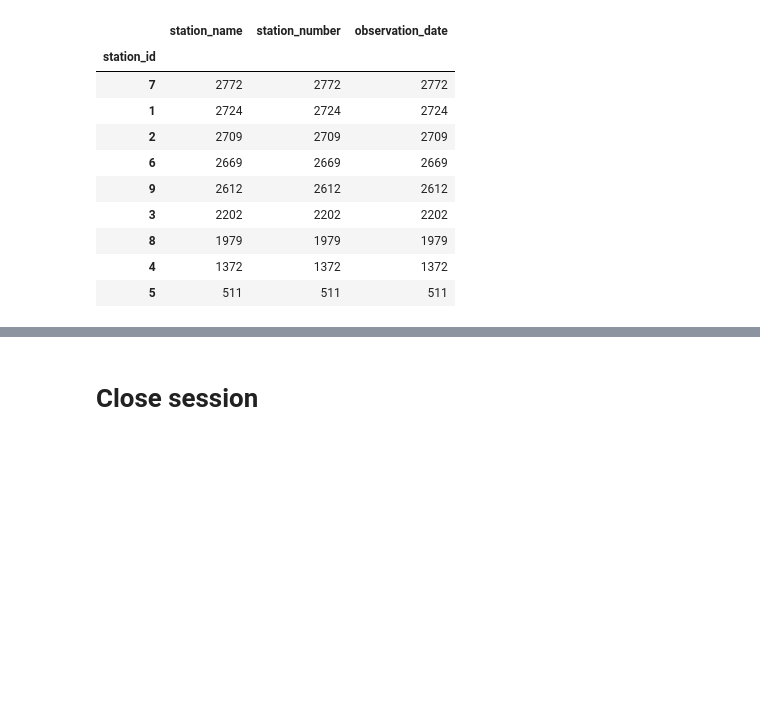
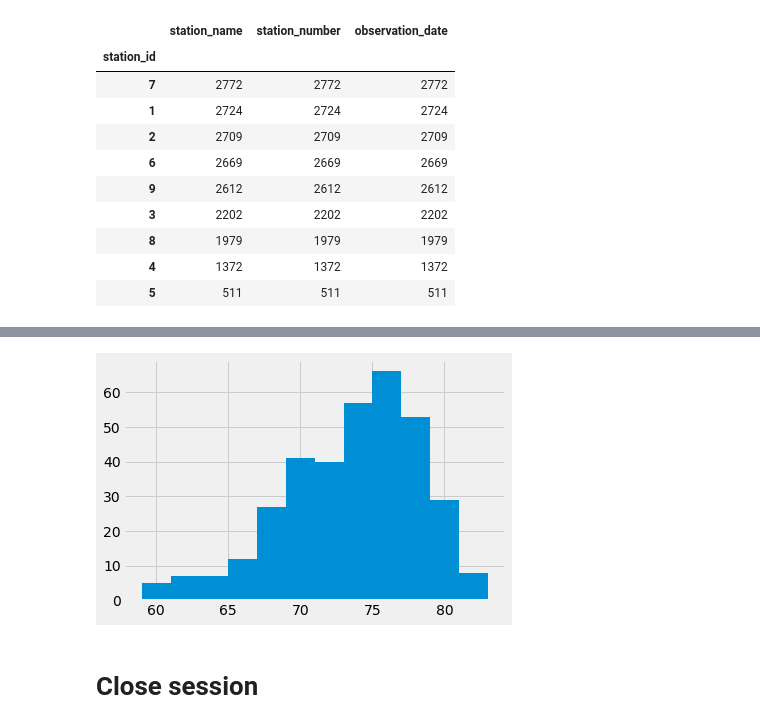
Before and after one commit to swdrich/sqlalchemy-challenge, a Jupyter notebook: climate_starter.ipynb, the cells around one changed output, grey strips where cells are left out. Cells and saved outputs as stored; diff of their text form; code cells hidden in the pictures; blank space fills up the shorter version.

Commit message:
Completed temperature analysis.

```diff
--- a/climate_starter.ipynb
+++ b/climate_starter.ipynb
@@ -224,3 +249,8 @@ sta_obs_grouped
 | 8 | 1979 | 1979 | 1979 |
 | 4 | 1372 | 1372 | 1372 |
 | 5 | 511 | 511 | 511 |
+# %%
+# Get station identifier for station 7
+station_id_7 = session.query(Station.station, Station.name).filter(Station.id == 7).first()
+print(station_id_7)
+station_id_7 = station_id_7[0]
@@ -229,3 +296,8 @@ sta_obs_grouped
 # %%
 # Using the most active station id
-# Query the last 12 months of temperature observation data for this station and plot the results as a histogram
+# Query the last 12 months of temperature observation data for this station
+results = session.query(Measurement.tobs).filter(Measurement.date >= last_year).\
+                                            filter(Measurement.station == station_id_7).all()
+results = list(zip(*results))
+results = list(*results)
+results
@@ -232,3 +322,15 @@ sta_obs_grouped
+# %%
+# Plot the results as a histogram
+
+bins = 12
+x = results
+
+plt.figure()
+plt.hist(x, bins=bins)
+plt.tight_layout()
+plt.show()
+# %% [output]
+[figure, added]
 # %% [markdown]
 # Close session
 # %%
```
Also changed, not shown: parts of 7 cells of this notebook.
